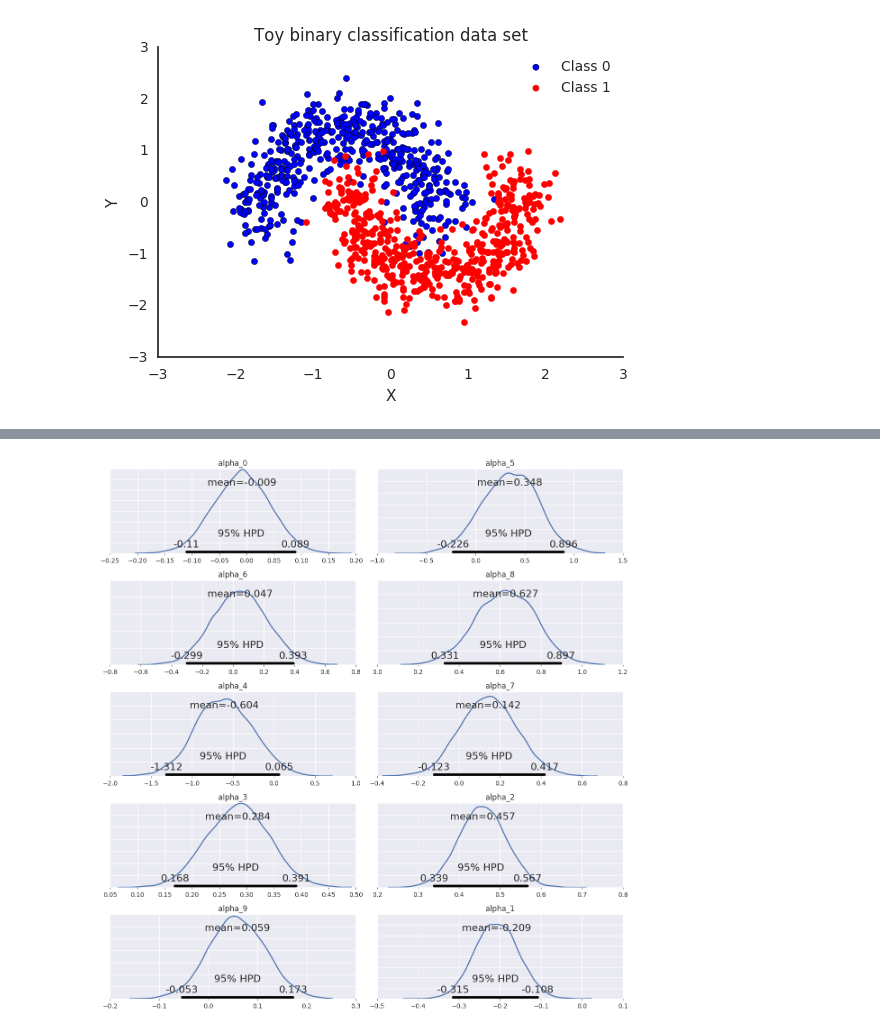
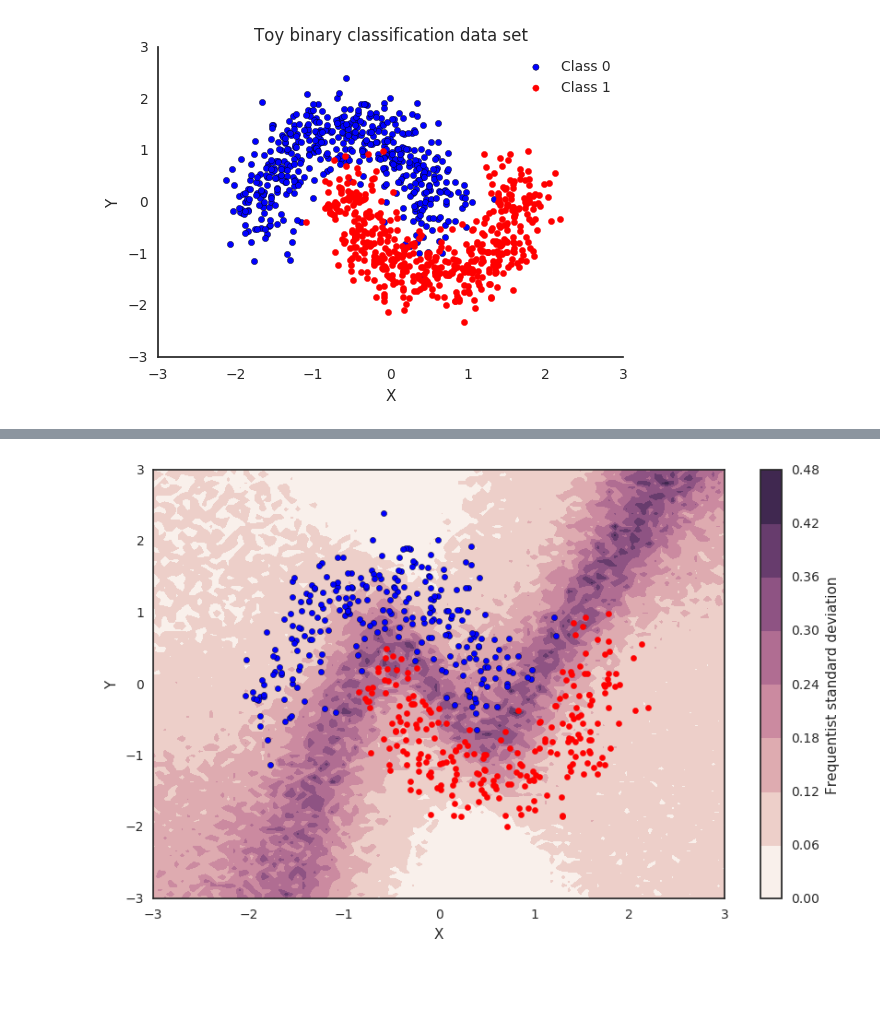
Before and after one commit to NaasCraft/BayesianStats2017, a Jupyter notebook: FreqAccBayEst.ipynb, the cells around one changed output, grey strips where cells are left out. Cells and saved outputs as stored; diff of their text form; code cells hidden in the pictures; blank space fills up the shorter version.

```diff
--- a/FreqAccBayEst.ipynb
+++ b/FreqAccBayEst.ipynb
@@ -542,2 +563,6 @@ ts_tilde.shape
+# %%
+alpha = alpha - np.mean(alpha, axis=0)
+# %%
+G = np.cov(alpha.T)
 # %%
-covs = alpha.T.dot(ts_tilde) / 5000
+covs = alpha.T.dot(ts_tilde) / 500
@@ -548,4 +569,2 @@ grid_2d.shape
-# %%
-G = grid_2d.dot(grid_2d.T)
 # %%
 stds_freq = np.sqrt(covs.T.dot(G).dot(covs).diagonal())
@@ -570,6 +571,11 @@ forestplot(trace);
-# %%
-from pymc3 import plot_posterior
-
-plot_posterior(trace, kde_plot=True);
-# %% [output]
-[figure, removed]
+# %%
+cmap = sns.cubehelix_palette(light=1, as_cmap=True)
+fig, ax = plt.subplots(figsize=(10, 6))
+contour = ax.contourf(*grid, stds_freq.reshape(100, 100), cmap=cmap)
+ax.scatter(X_test[pred==0, 0], X_test[pred==0, 1])
+ax.scatter(X_test[pred==1, 0], X_test[pred==1, 1], color='r')
+cbar = plt.colorbar(contour, ax=ax)
+_ = ax.set(xlim=(-3, 3), ylim=(-3, 3), xlabel='X', ylabel='Y');
+cbar.ax.set_ylabel('Frequentist standard deviation');
+# %% [output]
+[figure, added]
```
Also changed, not shown: parts of 85 cells of this notebook.
